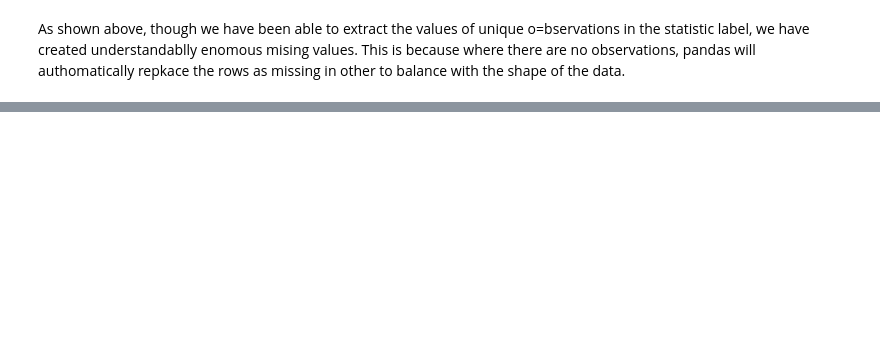
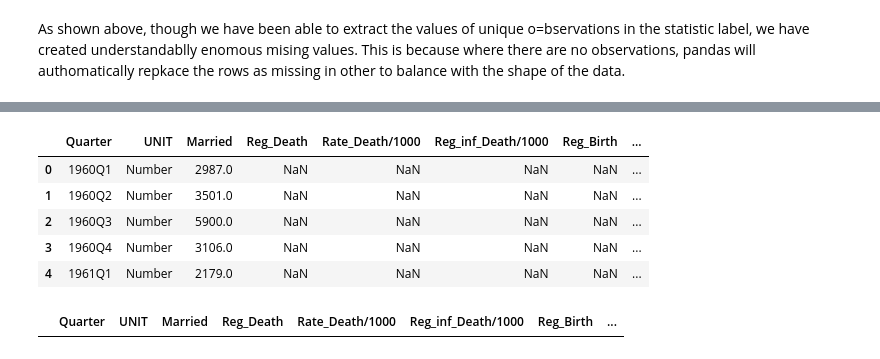
Before and after one commit to Ayomide-ola/Stategic_thinking-CA2, a Jupyter notebook: Population_CA2.ipynb, the cells around one changed output, grey strips where cells are left out. Cells and saved outputs as stored; diff of their text form; code cells hidden in the pictures; blank space fills up the shorter version.

Commit message:
Data cleaning

```diff
--- a/Population_CA2.ipynb
+++ b/Population_CA2.ipynb
@@ -149,0 +238,16 @@ df.isnull().mean()*100 # Porcentage of missing data
+# %%
+pop.drop(['VALUE'], axis=1, inplace= True)
+# %%
+pop.head()
+# %% [output]
+|  | Quarter | UNIT | Married | Reg_Death | Rate_Death/1000 | Reg_inf_Death/1000 | Reg_Birth | ... |
+| 0 | 1960Q1 | Number | 2987.0 | NaN | NaN | NaN | NaN | ... |
+| 1 | 1960Q2 | Number | 3501.0 | NaN | NaN | NaN | NaN | ... |
+| 2 | 1960Q3 | Number | 5900.0 | NaN | NaN | NaN | NaN | ... |
+| 3 | 1960Q4 | Number | 3106.0 | NaN | NaN | NaN | NaN | ... |
+| 4 | 1961Q1 | Number | 2179.0 | NaN | NaN | NaN | NaN | ... |
+# %%
+pop_clean= pop.dropna()
+pop_clean.head()
+# %% [output]
+|  | Quarter | UNIT | Married | Reg_Death | Rate_Death/1000 | Reg_inf_Death/1000 | Reg_Birth | ... |
```
Also changed, not shown: parts of 21 cells of this notebook.
